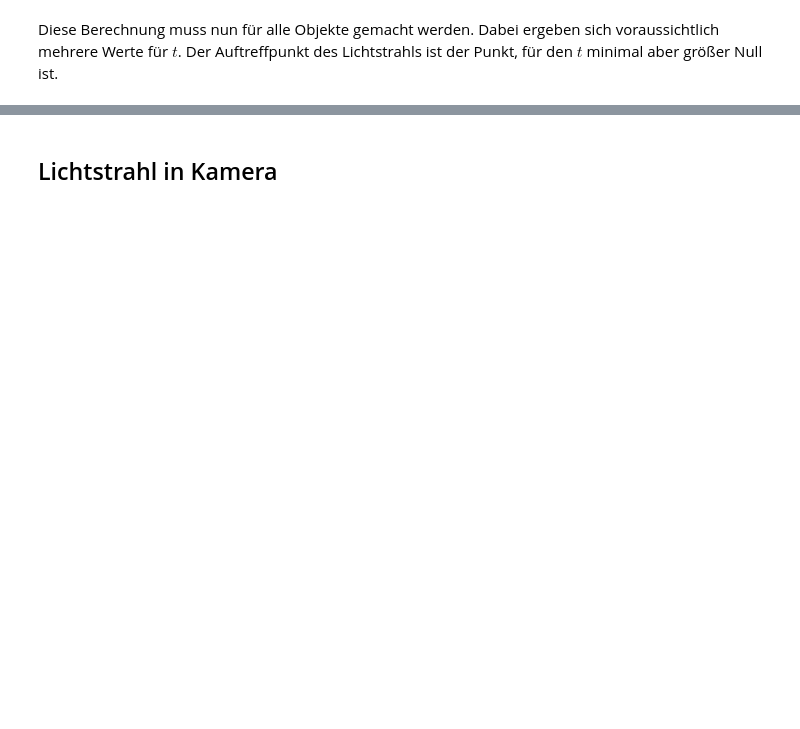
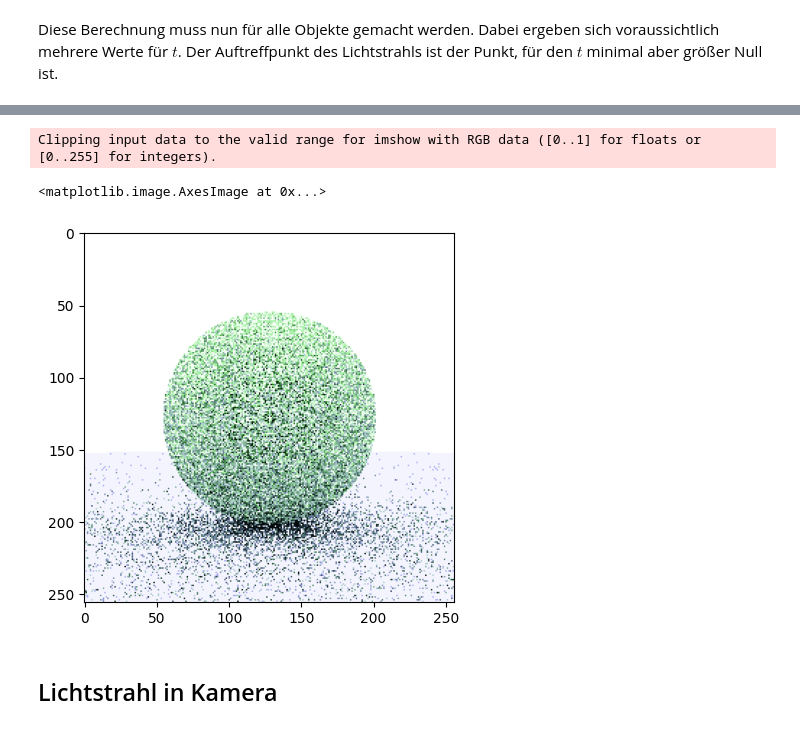
Before and after one commit to paul-pw/raytracing_python, a Jupyter notebook: ray_tracing.ipynb, the cells around one changed output, grey strips where cells are left out. Cells and saved outputs as stored; diff of their text form; code cells hidden in the pictures; blank space fills up the shorter version.

```diff
--- a/ray_tracing.ipynb
+++ b/ray_tracing.ipynb
@@ -74,14 +86,14 @@ class Camera:
         self.sensorPosition = np.array([1,0,0])
         self.aperturePosition = np.array([0,0,0])
 
-    def _getRay(self, pixelX:int,pixelY:int)->Ray:
+    def _getRay(self, pixelX:int,pixelY:int) -> Ray:
         assert 0 <= pixelX < self.imageSize.width, f"pixelX has to be in Image, was {pixelX}"
         assert 0 <= pixelY < self.imageSize.height, f"pixelY has to be in Image, was {pixelY}"
         x = -self.imageSize.width/2 + pixelX
         y = -self.imageSize.height/2 + pixelY
         pixelPos = self.sensorPosition + np.array([0, x/self.unitPerPixel, y/self.unitPerPixel])
         rayDirection = normalizeVector(pixelPos - self.aperturePosition)
-        return Ray(self.aperturePosition, rayDirection)
+        return Ray(self.aperturePosition, rayDirection, np.array([1,1,1])) # TODO eigentlich is es falsch mit 1,1,1 anzufangen...
 
 camera = Camera(ImageSize(128, 128))
 camera._getRay(50,50)
@@ -181,0 +326,6 @@ ImageSize(width=256, height=512)
+# %%
+def randomOnUnitSphere() -> Vec:
+    randNumber = np.random.randn(3)
+    return randNumber / np.linalg.norm(randNumber)
+
+randomOnUnitSphere()
@@ -182,2 +377,40 @@ ImageSize(width=256, height=512)
+# %%
+camera = Camera(ImageSize(256, 256))
+objects: list[Object] = [Circle(np.array([50, 0, 0]), 10, Diffuse([0.5, 0.7, 0.5])),
+                         Circle(np.array([0, 5000, 0]),
+                                4990, Diffuse([0.5, 0.5, 0.7])),
+                         Circle(np.array([0, 0, 0]), 5000, Emissive([5, 5, 5]))]
+
+def render(camera: Camera, objects: list[Object]):
+    img = np.zeros((camera.imageSize.width, camera.imageSize.height, 3))
+    for x in range(camera.imageSize.width):
+        for y in range(camera.imageSize.height):
+            ray = camera._getRay(x, y)
+            for i in range(10):
+                hits = []
+                for obj in objects:
+                    hit = obj.hit(ray)
+                    if hit is not None:
+                        hits.append(hit)
+                if len(hits) == 0:
+                    img[x, y] = [0, 0, 0]
+                    break
+                criticalHit = min(hits, key=lambda hit: hit[0])
+                point = ray.at(criticalHit.t)
+                ray = criticalHit.material.outRay(ray, criticalHit.normal, point)
+                if all(map(lambda x: x==0, ray.direction)):
+                    break
+            img[x, y] = ray.color
+    return img
+
+img = render(camera,objects)
+# %%
+n = img/6
+n = np.sqrt(n*2.2)
+plt.imshow(n)
+# %% [output]
+Clipping input data to the valid range for imshow with RGB data ([0..1] for floats or [0..255] for integers).
+<matplotlib.image.AxesImage at 0x...>
+[figure, added]
 # %% [markdown]
 ## Lichtstrahl in Kamera
```
Also changed, not shown: parts of 19 cells of this notebook.
